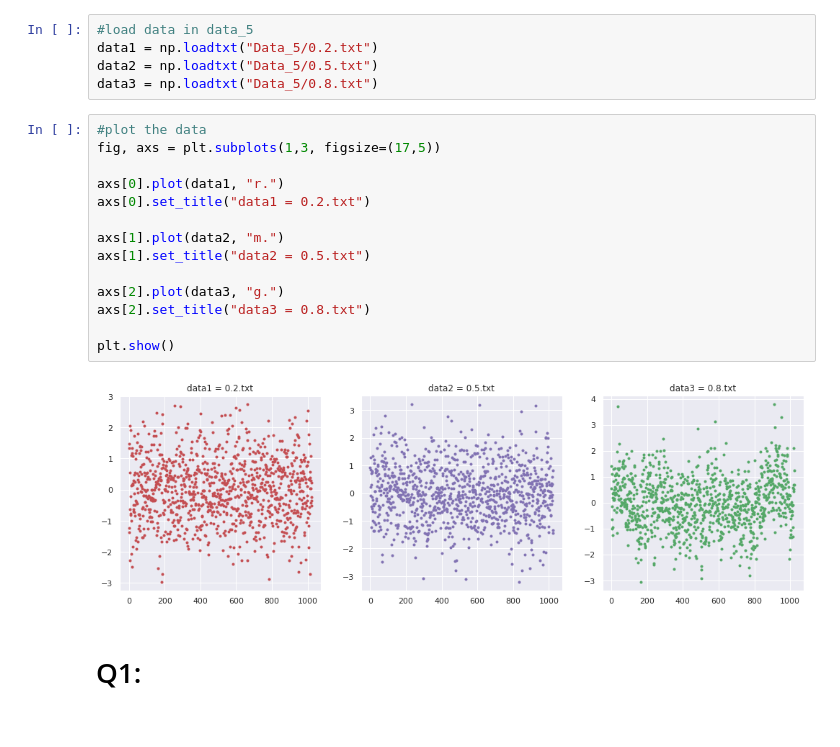
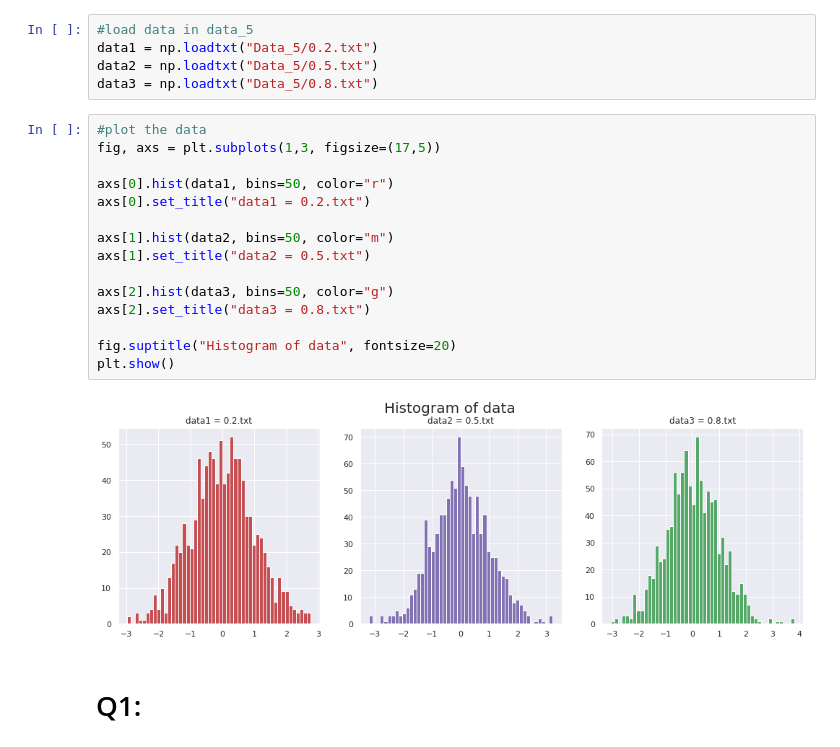
Before and after one commit to MohiMozaffari/Computational-Physics, a Jupyter notebook: HW5/HW5.ipynb, the cells around one changed output. Cells and saved outputs as stored; diff of their text form.

```diff
--- a/HW5/HW5.ipynb
+++ b/HW5/HW5.ipynb
@@ -15,19 +15,20 @@ data3 = np.loadtxt("Data_5/0.8.txt")
 # %%
 #plot the data
 fig, axs = plt.subplots(1,3, figsize=(17,5))
 
-axs[0].plot(data1, "r.")
+axs[0].hist(data1, bins=50, color="r")
 axs[0].set_title("data1 = 0.2.txt")
 
-axs[1].plot(data2, "m.")
+axs[1].hist(data2, bins=50, color="m")
 axs[1].set_title("data2 = 0.5.txt")
 
-axs[2].plot(data3, "g.")
+axs[2].hist(data3, bins=50, color="g")
 axs[2].set_title("data3 = 0.8.txt")
 
+fig.suptitle("Histogram of data", fontsize=20)
 plt.show()
 # %% [output]
-[figure, old version]
+[figure, new version]
 # %% [markdown]
 # Q1:
 # %%
```
Also changed, not shown: parts of 21 cells of this notebook.
